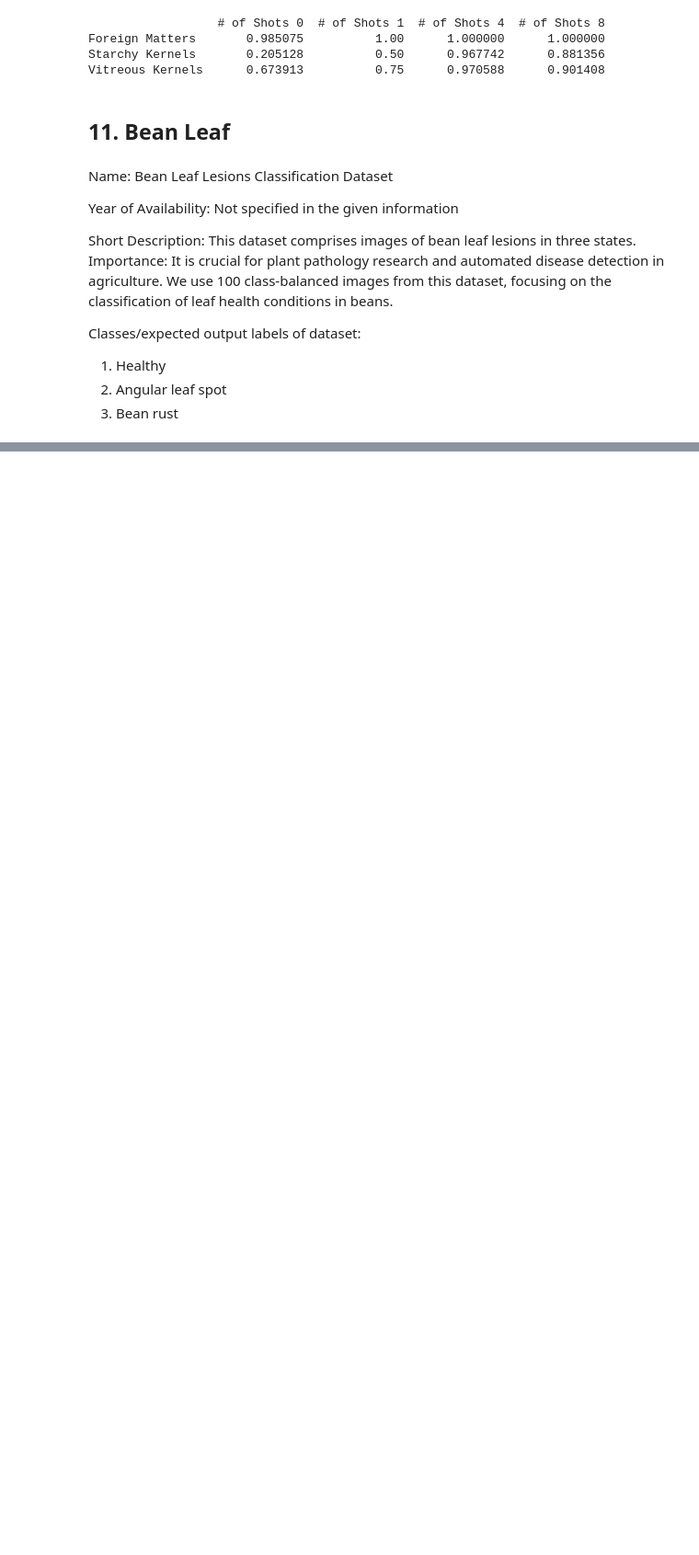
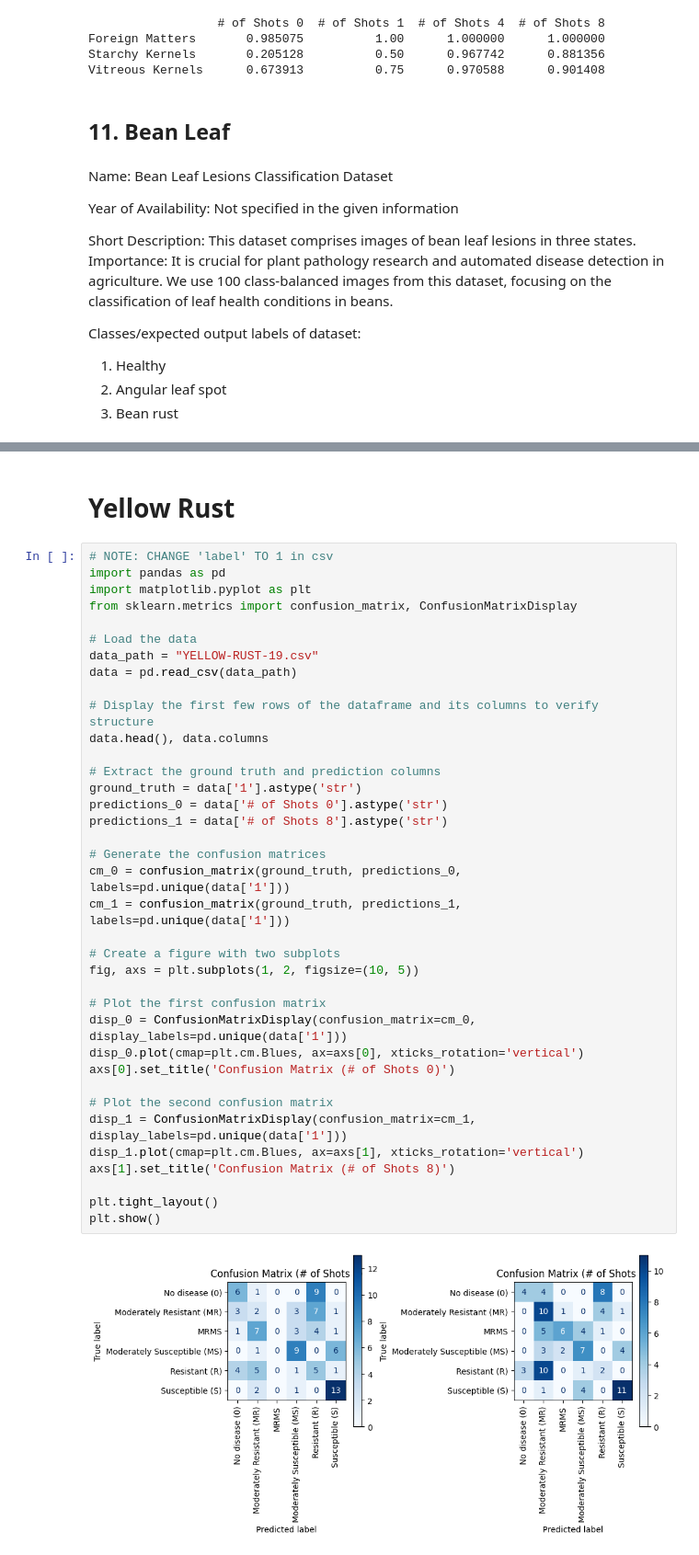
Before and after one commit to arbab-ml/AgEval, a Jupyter notebook: analysis and writeup.ipynb, the cells around one changed output, grey strips where cells are left out. Shown at 92% size. Cells and saved outputs as stored; diff of their text form; blank space fills up the shorter version.

```diff
--- a/analysis and writeup.ipynb
+++ b/analysis and writeup.ipynb
@@ -1538,0 +1783,41 @@ Healthy                0.857143
+# %% [markdown]
+# Yellow Rust
+# %%
+# NOTE: CHANGE 'label' TO 1 in csv
+import pandas as pd
+import matplotlib.pyplot as plt
+from sklearn.metrics import confusion_matrix, ConfusionMatrixDisplay
+
+# Load the data
+data_path = "YELLOW-RUST-19.csv"
+data = pd.read_csv(data_path)
+
+# Display the first few rows of the dataframe and its columns to verify structure
+data.head(), data.columns
+
+# Extract the ground truth and prediction columns
+ground_truth = data['1'].astype('str')
+predictions_0 = data['# of Shots 0'].astype('str')
+predictions_1 = data['# of Shots 8'].astype('str')
+
+# Generate the confusion matrices
+cm_0 = confusion_matrix(ground_truth, predictions_0, labels=pd.unique(data['1']))
+cm_1 = confusion_matrix(ground_truth, predictions_1, labels=pd.unique(data['1']))
+
+# Create a figure with two subplots
+fig, axs = plt.subplots(1, 2, figsize=(10, 5))
+
+# Plot the first confusion matrix
+disp_0 = ConfusionMatrixDisplay(confusion_matrix=cm_0, display_labels=pd.unique(data['1']))
+disp_0.plot(cmap=plt.cm.Blues, ax=axs[0], xticks_rotation='vertical')
+axs[0].set_title('Confusion Matrix (# of Shots 0)')
+
+# Plot the second confusion matrix
+disp_1 = ConfusionMatrixDisplay(confusion_matrix=cm_1, display_labels=pd.unique(data['1']))
+disp_1.plot(cmap=plt.cm.Blues, ax=axs[1], xticks_rotation='vertical')
+axs[1].set_title('Confusion Matrix (# of Shots 8)')
+
+plt.tight_layout()
+plt.show()
+# %% [output]
+[figure, added]
```
Also changed, not shown: parts of 10 cells of this notebook, 7 other files.
